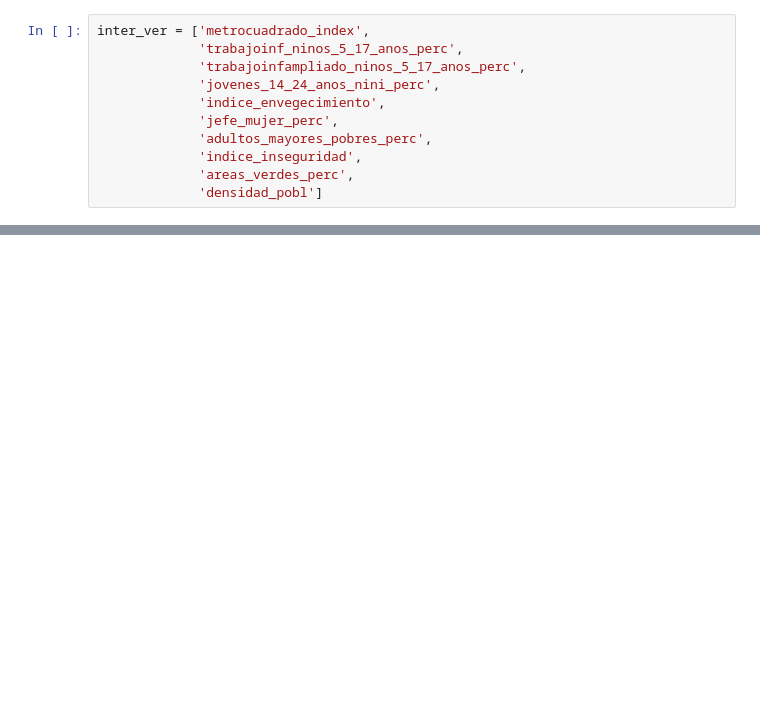
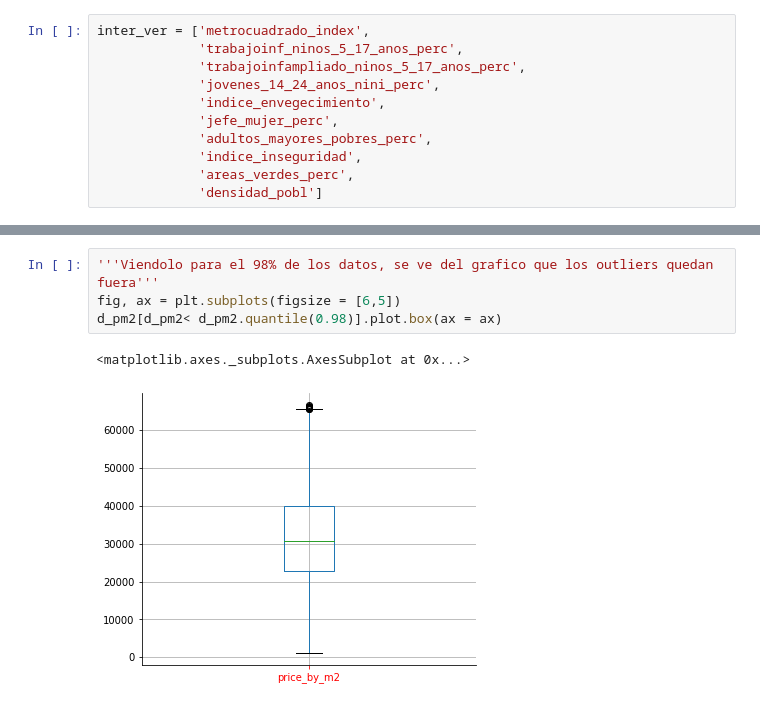
Before and after one commit to JavierSantibanez1/Tarea1_DSLab_Grupo11, a Jupyter notebook: tarea 1/P1_unificada.ipynb, the cells around one changed output, grey strips where cells are left out. Drawn from its saved outputs; the diff is of its cells as text; blank space fills up the shorter version.

```diff
--- a/tarea 1/P1_unificada.ipynb
+++ b/tarea 1/P1_unificada.ipynb
@@ -1389,0 +1404,7 @@ for c in inter_ver:
+# %%
+'''Viendolo para el 98% de los datos, se ve del grafico que los outliers quedan fuera'''
+fig, ax = plt.subplots(figsize = [6,5])
+d_pm2[d_pm2< d_pm2.quantile(0.98)].plot.box(ax = ax)
+# %% [output]
+<matplotlib.axes._subplots.AxesSubplot at 0x...>
+[figure, added]
```
Also changed, not shown: parts of 8 cells of this notebook.
